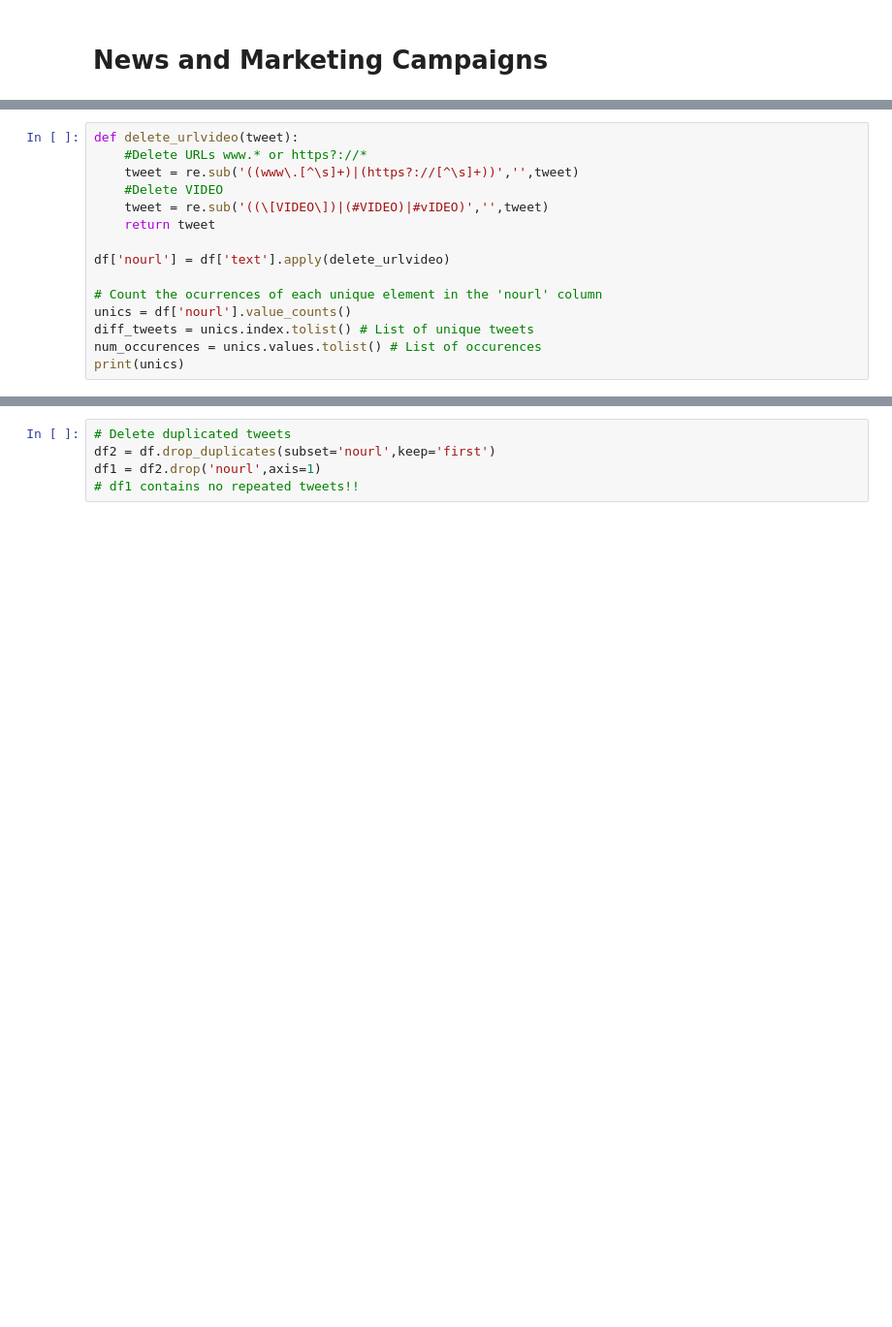
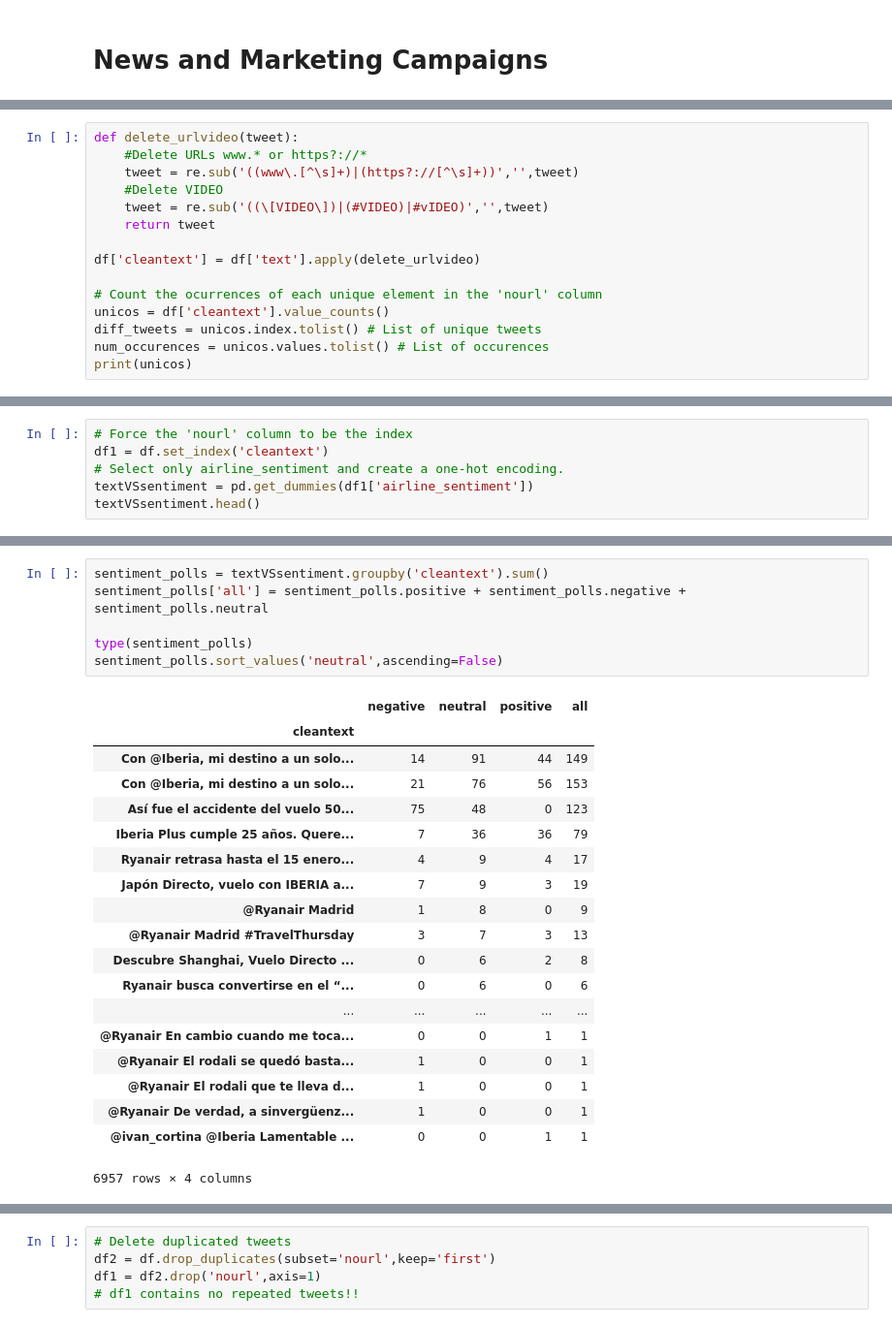
Before and after one commit to alfredcas/Feelings, a Jupyter notebook: Marketing.ipynb, the cells around one changed output, grey strips where cells are left out. Shown: that part at 97% size. Saved outputs shown, nothing was run; the diff lists cells and outputs as text; blank space fills up the shorter version.

Commit message:
Study of Duplicated Tweets

```diff
--- a/Marketing.ipynb
+++ b/Marketing.ipynb
@@ -30,11 +30,11 @@ def delete_urlvideo(tweet):
     tweet = re.sub('((\[VIDEO\])|(#VIDEO)|#vIDEO)','',tweet)
     return tweet
 
-df['nourl'] = df['text'].apply(delete_urlvideo)
+df['cleantext'] = df['text'].apply(delete_urlvideo)
 
 # Count the ocurrences of each unique element in the 'nourl' column
-unics = df['nourl'].value_counts()
-diff_tweets = unics.index.tolist() # List of unique tweets
-num_occurences = unics.values.tolist() # List of occurences
-print(unics)
+unicos = df['cleantext'].value_counts()
+diff_tweets = unicos.index.tolist() # List of unique tweets
+num_occurences = unicos.values.tolist() # List of occurences
+print(unicos)
 # %% [output]
@@ -57,0 +58,6 @@ Name: nourl, Length: 6957, dtype: int64
+# %%
+# Force the 'nourl' column to be the index
+df1 = df.set_index('cleantext')
+# Select only airline_sentiment and create a one-hot encoding.
+textVSsentiment = pd.get_dummies(df1['airline_sentiment'])
+textVSsentiment.head()
@@ -57,0 +72,26 @@ Name: nourl, Length: 6957, dtype: int64
+# %%
+sentiment_polls = textVSsentiment.groupby('cleantext').sum()
+sentiment_polls['all'] = sentiment_polls.positive + sentiment_polls.negative + sentiment_polls.neutral
+
+type(sentiment_polls)
+sentiment_polls.sort_values('neutral',ascending=False)
+# %% [output]
+|  | negative | neutral | positive | all |
+| cleantext |  |  |  |  |
+| Con @Iberia, mi destino a un solo... | 14 | 91 | 44 | 149 |
+| Con @Iberia, mi destino a un solo... | 21 | 76 | 56 | 153 |
+| Así fue el accidente del vuelo 50... | 75 | 48 | 0 | 123 |
+| Iberia Plus cumple 25 años. Quere... | 7 | 36 | 36 | 79 |
+| Ryanair retrasa hasta el 15 enero... | 4 | 9 | 4 | 17 |
+| Japón Directo, vuelo con IBERIA a... | 7 | 9 | 3 | 19 |
+| @Ryanair Madrid | 1 | 8 | 0 | 9 |
+| @Ryanair Madrid #TravelThursday | 3 | 7 | 3 | 13 |
+| Descubre Shanghai, Vuelo Directo ... | 0 | 6 | 2 | 8 |
+| Ryanair busca convertirse en el “... | 0 | 6 | 0 | 6 |
+| ... | ... | ... | ... | ... |
+| @Ryanair En cambio cuando me toca... | 0 | 0 | 1 | 1 |
+| @Ryanair El rodali se quedó basta... | 1 | 0 | 0 | 1 |
+| @Ryanair El rodali que te lleva d... | 1 | 0 | 0 | 1 |
+| @Ryanair De verdad, a sinvergüenz... | 1 | 0 | 0 | 1 |
+| @ivan_cortina @Iberia Lamentable ... | 0 | 0 | 1 | 1 |
+6957 rows × 4 columns
```
Also changed, not shown: parts of 9 cells of this notebook.
